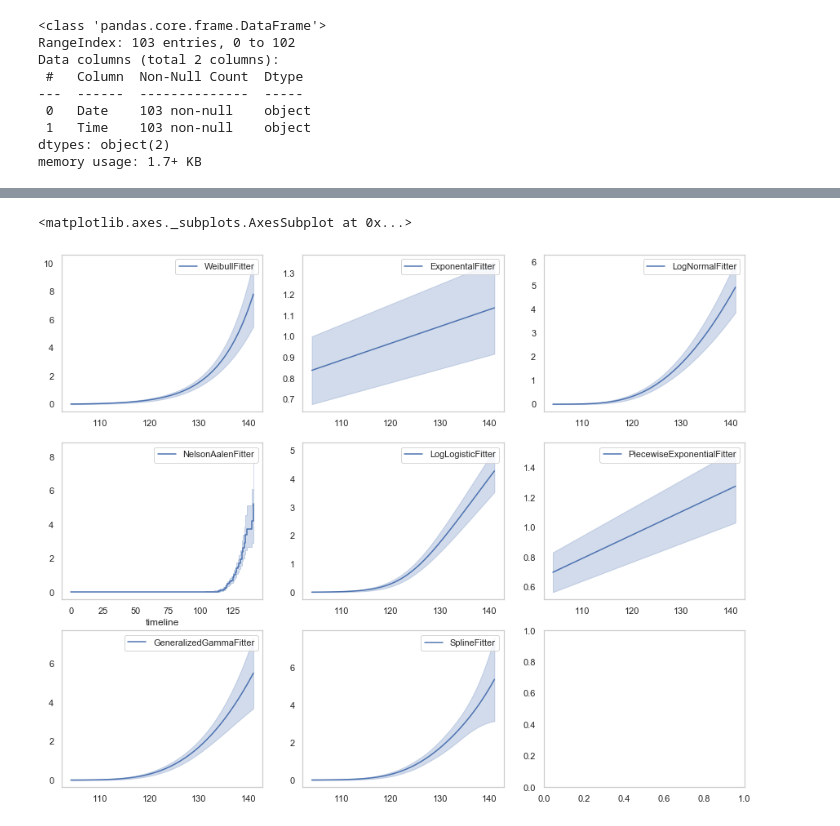
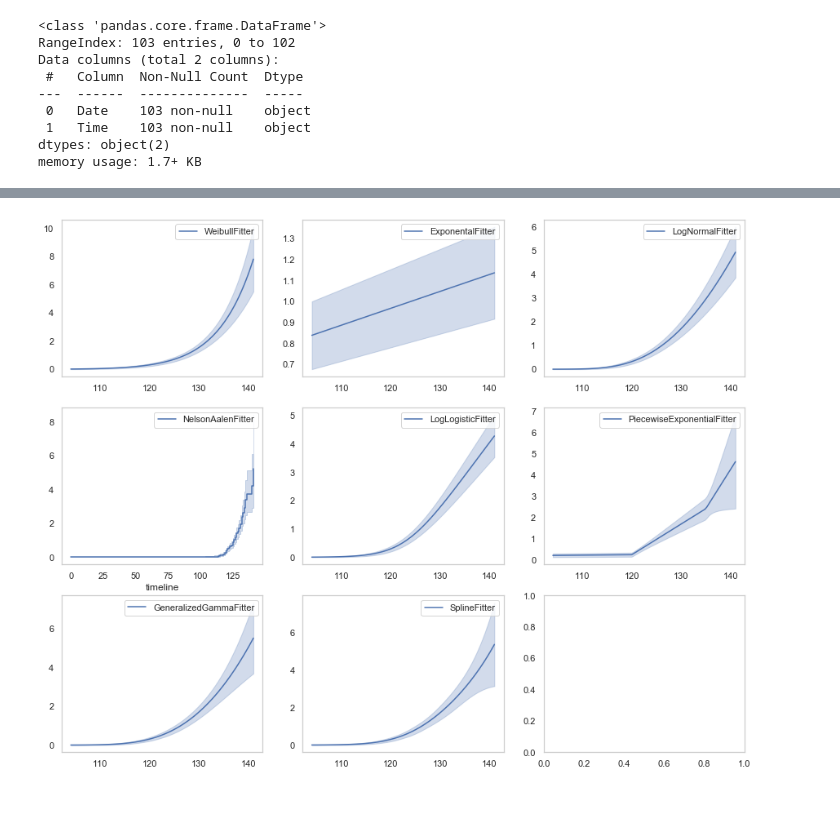
Before and after one commit to dwalkup/NIC_prediction, a Jupyter notebook: notebooks/ice_classic_modeling.ipynb, the cells around one changed output, grey strips where cells are left out. Cells and saved outputs as stored; diff of their text form; code cells hidden in the pictures.

```diff
--- a/notebooks/ice_classic_modeling.ipynb
+++ b/notebooks/ice_classic_modeling.ipynb
@@ -711,6 +593,7 @@ Data columns (total 2 columns):
 dtypes: object(2)
 memory usage: 1.7+ KB
 # %%
+df_survival['Time'] = df_survival['Date'] + ' ' + df_survival['Time']
 df_survival['Date'] = pd.to_datetime(df_survival['Date'])
 df_survival['Time'] = pd.to_datetime(df_survival['Time'])
 # %%
@@ -794,0 +628,15 @@ surv_max = df_survival['day_of_year'].max()
+# %%
+mod_kmf = KaplanMeierFitter()
+mod_wbf = WeibullFitter()
+mod_exf = ExponentialFitter()
+mod_lnf = LogNormalFitter()
+mod_naf = NelsonAalenFitter()
+mod_llf = LogLogisticFitter()
+mod_pwf = PiecewiseExponentialFitter([120, 135])
+mod_gg = GeneralizedGammaFitter()
+mod_spf = SplineFitter([surv_min, surv_1q, surv_med, surv_3q, surv_max])
+# %%
+T = df_survival['day_of_year']
+E = df_survival['observed']
+
+mod_kmf.fit(T, event_observed=E)
@@ -794,0 +668,4 @@ surv_max = df_survival['day_of_year'].max()
+# %%
+wf = mod_wbf.fit(T, E)
+
+wf.print_summary()
@@ -795,26 +681,26 @@ surv_max = df_survival['day_of_year'].max()
 # %%
 fig, axes = plt.subplots(3, 3, figsize=(15, 12))
 
-wbf = WeibullFitter().fit(T, E, label='WeibullFitter')
-exf = ExponentialFitter().fit(T, E, label='ExponentalFitter')
-lnf = LogNormalFitter().fit(T, E, label='LogNormalFitter')
-naf = NelsonAalenFitter().fit(T, E, label='NelsonAalenFitter')
-llf = LogLogisticFitter().fit(T, E, label='LogLogisticFitter')
-pwf = PiecewiseExponentialFitter([40, 60]).fit(T, E, label='PiecewiseExponentialFitter')
-gg = GeneralizedGammaFitter().fit(T, E, label='GeneralizedGammaFitter')
-spf = SplineFitter([surv_min, surv_1q, surv_med, surv_3q, surv_max]).fit(T, E, label='SplineFitter')
+wbf = mod_wbf.fit(T, E, label='WeibullFitter')
+exf = mod_exf.fit(T, E, label='ExponentalFitter')
+lnf = mod_lnf.fit(T, E, label='LogNormalFitter')
+kmf = mod_kmf.fit(T, E, label ='KaplanMeierFitter')
+naf = mod_naf.fit(T, E, label='NelsonAalenFitter')
+llf = mod_llf.fit(T, E, label='LogLogisticFitter')
+pwf = mod_pwf.fit(T, E, label='PiecewiseExponentialFitter')
+gg = mod_gg.fit(T, E, label='GeneralizedGammaFitter')
+spf = mod_spf.fit(T, E, label='SplineFitter')
 
 wbf.plot_cumulative_hazard(ax=axes[0][0])
 exf.plot_cumulative_hazard(ax=axes[0][1])
 lnf.plot_cumulative_hazard(ax=axes[0][2])
 naf.plot_cumulative_hazard(ax=axes[1][0])
 llf.plot_cumulative_hazard(ax=axes[1][1])
 pwf.plot_cumulative_hazard(ax=axes[1][2])
 gg.plot_cumulative_hazard(ax=axes[2][0])
 spf.plot_cumulative_hazard(ax=axes[2][1]);
 # %% [output]
-<matplotlib.axes._subplots.AxesSubplot at 0x...>
-[figure, old version]
+[figure, new version]
 # %%
 fig, axes = plt.subplots(3, 3, figsize=(15, 12))
 
```
Also changed, not shown: parts of 100 cells of this notebook, 5 other files.
